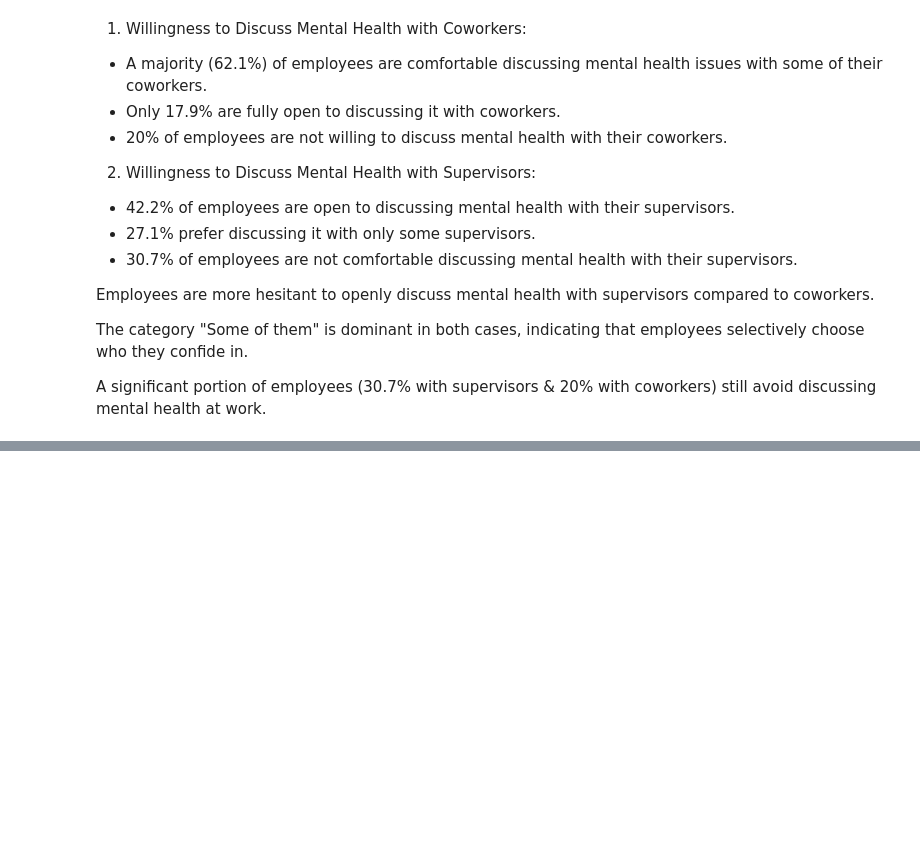
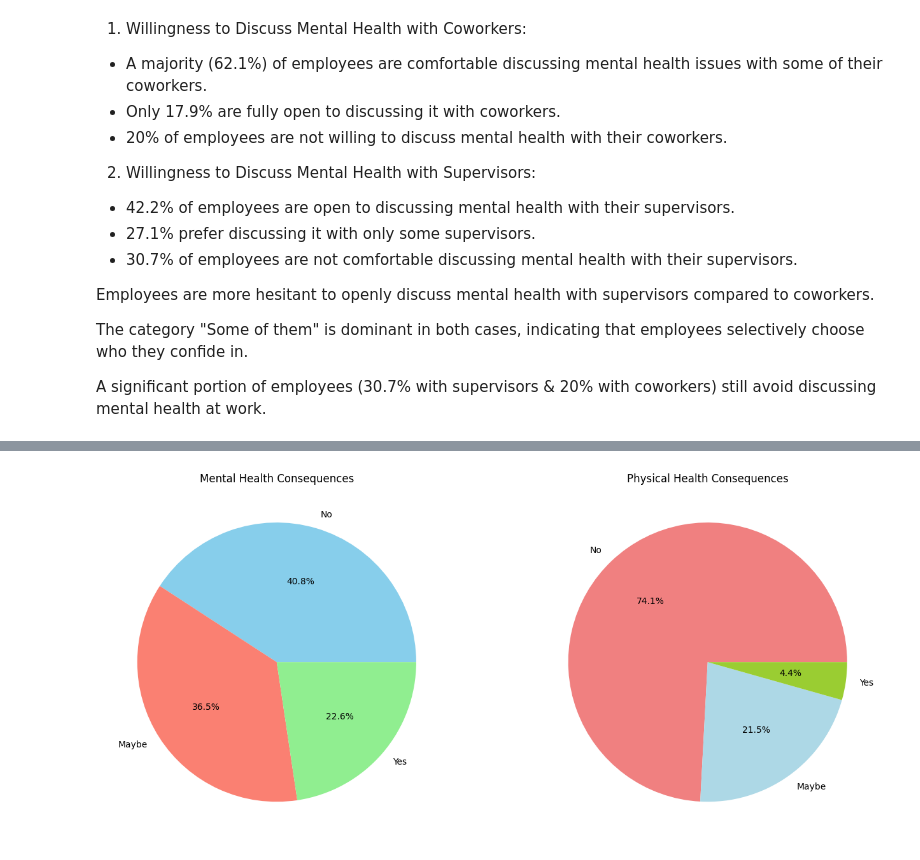
Before and after one commit to Pratham6996/Data-Analysis, a Jupyter notebook: employee_visuals.ipynb, the cells around one changed output, grey strips where cells are left out. Saved outputs shown, nothing was run; the diff lists cells and outputs as text; code cells hidden in the pictures; blank space fills up the shorter version.

```diff
--- a/employee_visuals.ipynb
+++ b/employee_visuals.ipynb
@@ -187,0 +256,19 @@ A significant portion of employees (30.7% with supervisors & 20% with coworkers)
+# %%
+plt.figure(figsize=(14, 6))
+
+
+plt.subplot(1, 2, 1)
+df['mental_health_consequence'].value_counts().plot(kind='pie', autopct='%1.1f%%', colors=['skyblue', 'salmon', 'lightgreen'])
+plt.title("Mental Health Consequences")
+plt.ylabel('')
+
+
+plt.subplot(1, 2, 2)
+df['phys_health_consequence'].value_counts().plot(kind='pie', autopct='%1.1f%%', colors=['lightcoral', 'lightblue', 'yellowgreen'])
+plt.title("Physical Health Consequences")
+plt.ylabel('')
+
+plt.tight_layout()
+plt.show()
+# %% [output]
+[figure, added]
```
Also changed, not shown: parts of 9 cells of this notebook, 1 other file.
